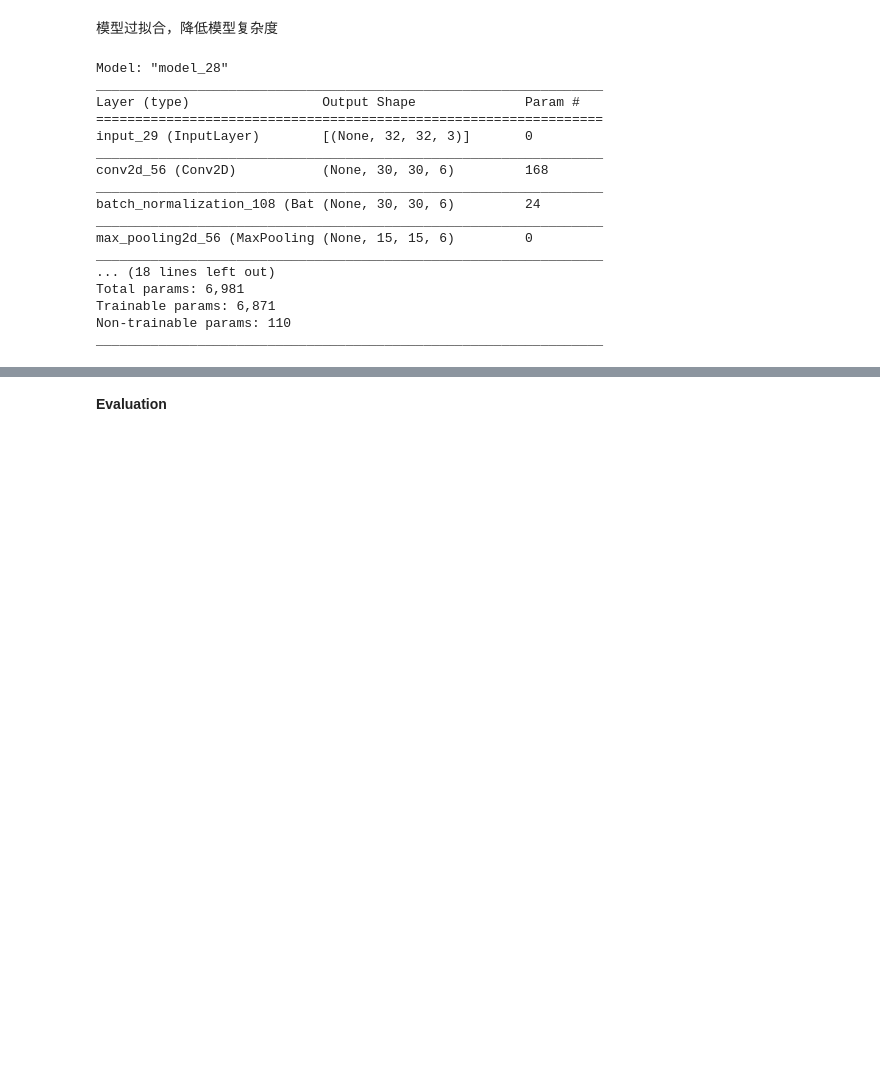
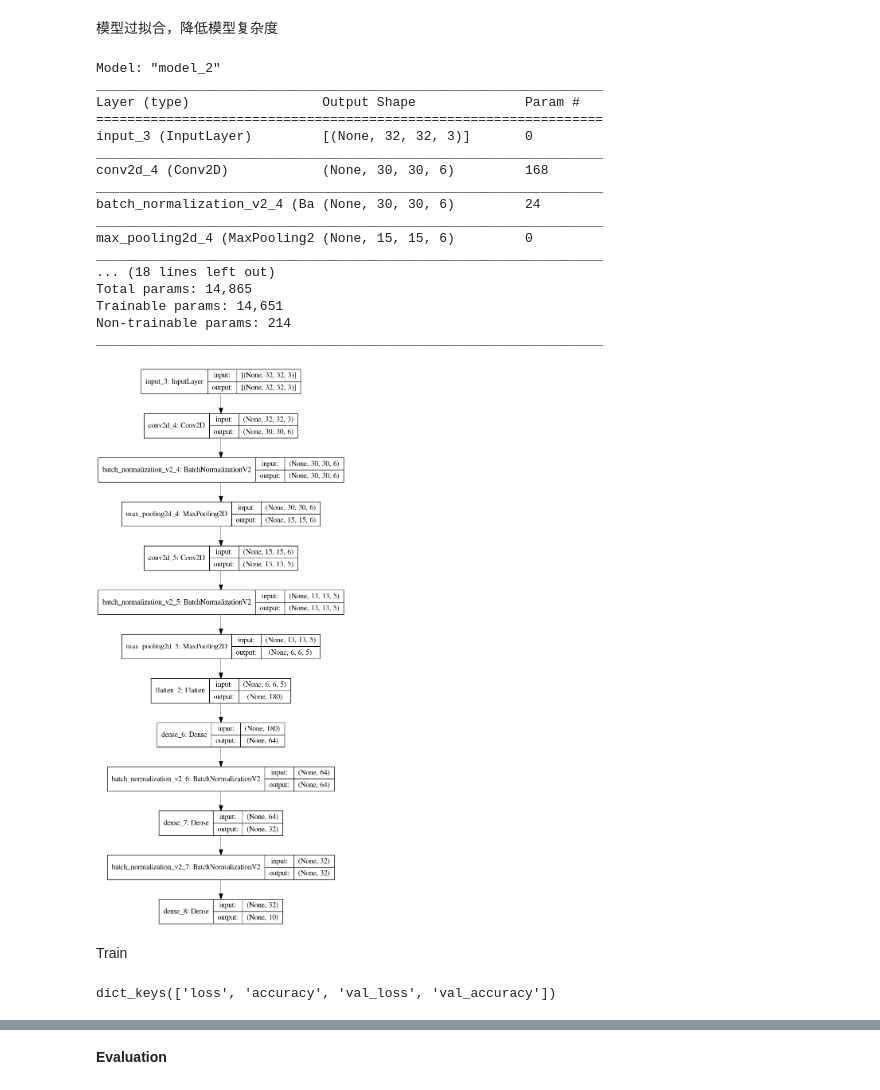
Before and after one commit to hotbaby/kkb, a Jupyter notebook: nlp-2019-autumn/lecture06/Assignment-06.ipynb, the cells around one changed output, grey strips where cells are left out. Drawn from its saved outputs; the diff is of its cells as text; code cells hidden in the pictures; blank space fills up the shorter version.

```diff
--- a/nlp-2019-autumn/lecture06/Assignment-06.ipynb
+++ b/nlp-2019-autumn/lecture06/Assignment-06.ipynb
@@ -310,10 +299,10 @@ def img_clf_model():
 
     # layer_3 full connection
     flatten = Flatten()(pooling_2)
-    dense_3 = Dense(units=32, activation='relu')(flatten)
+    dense_3 = Dense(units=64, activation='relu')(flatten)
 
     # layer_4 full connection
-    dense_4 = Dense(units=12, activation='relu')(BatchNormalization()(dense_3))
+    dense_4 = Dense(units=32, activation='relu')(BatchNormalization()(dense_3))
 
     # layer_5 output
     outputs = Dense(units=10, activation='softmax')(BatchNormalization()(dense_4))
@@ -323,20 +312,26 @@ def img_clf_model():
 img_clf_model = img_clf_model()
 img_clf_model.summary()
 # %% [output]
-Model: "model_28"
+Model: "model_2"
 _________________________________________________________________
 Layer (type)                 Output Shape              Param #
 =================================================================
-input_29 (InputLayer)        [(None, 32, 32, 3)]       0
+input_3 (InputLayer)         [(None, 32, 32, 3)]       0
 _________________________________________________________________
-conv2d_56 (Conv2D)           (None, 30, 30, 6)         168
+conv2d_4 (Conv2D)            (None, 30, 30, 6)         168
 _________________________________________________________________
-batch_normalization_108 (Bat (None, 30, 30, 6)         24
+batch_normalization_v2_4 (Ba (None, 30, 30, 6)         24
 _________________________________________________________________
-max_pooling2d_56 (MaxPooling (None, 15, 15, 6)         0
+max_pooling2d_4 (MaxPooling2 (None, 15, 15, 6)         0
 _________________________________________________________________
 ... (18 lines left out)
-Total params: 6,981
-Trainable params: 6,871
-Non-trainable params: 110
+Total params: 14,865
+Trainable params: 14,651
+Non-trainable params: 214
 _________________________________________________________________
+# %%
+plot_model(img_clf_model, to_file='img_clf_model.png', show_shapes=True)
+# %% [output]
+[figure, added]
+# %% [markdown]
+Train
@@ -342,0 +348,4 @@ _________________________________________________________________
+# %%
+deserialize(IMG_CLF_TRAIN_HISOTRY_FILEPATH).keys()
+# %% [output]
+dict_keys(['loss', 'accuracy', 'val_loss', 'val_accuracy'])
```
Also changed, not shown: parts of 24 cells of this notebook, 4 other files.
